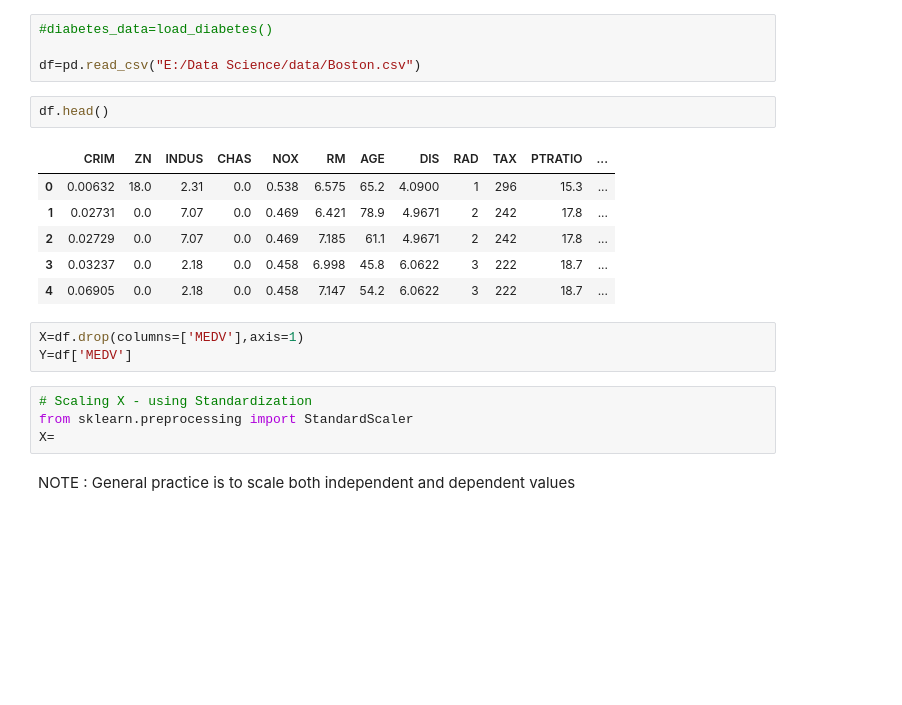
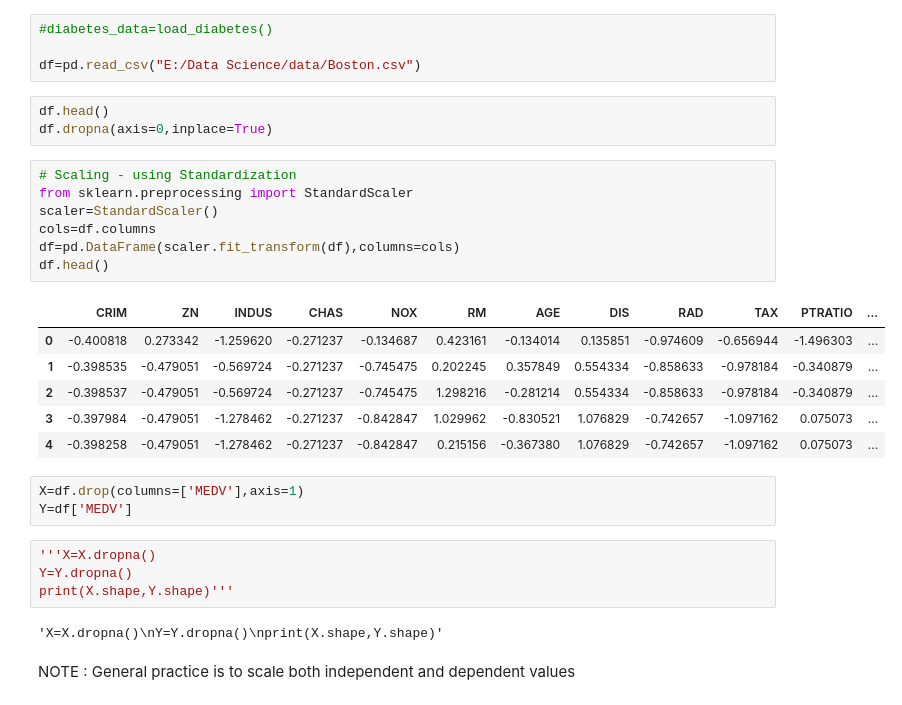
Before and after one commit to Bipin-Gouda/Data-Science, a Jupyter notebook: Statistics/Linear Regression practical.ipynb, the cells around one changed output. Cells and saved outputs as stored; diff of their text form; blank space fills up the shorter version.

```diff
--- a/Statistics/Linear Regression practical.ipynb
+++ b/Statistics/Linear Regression practical.ipynb
@@ -11,22 +11,32 @@ warnings.filterwarnings('ignore')
 #diabetes_data=load_diabetes()
 
 df=pd.read_csv("E:/Data Science/data/Boston.csv")
-# %%
-df.head()
-# %% [output]
-|  | CRIM | ZN | INDUS | CHAS | NOX | RM | AGE | DIS | RAD | TAX | PTRATIO | ... |
-| 0 | 0.00632 | 18.0 | 2.31 | 0.0 | 0.538 | 6.575 | 65.2 | 4.0900 | 1 | 296 | 15.3 | ... |
-| 1 | 0.02731 | 0.0 | 7.07 | 0.0 | 0.469 | 6.421 | 78.9 | 4.9671 | 2 | 242 | 17.8 | ... |
-| 2 | 0.02729 | 0.0 | 7.07 | 0.0 | 0.469 | 7.185 | 61.1 | 4.9671 | 2 | 242 | 17.8 | ... |
-| 3 | 0.03237 | 0.0 | 2.18 | 0.0 | 0.458 | 6.998 | 45.8 | 6.0622 | 3 | 222 | 18.7 | ... |
-| 4 | 0.06905 | 0.0 | 2.18 | 0.0 | 0.458 | 7.147 | 54.2 | 6.0622 | 3 | 222 | 18.7 | ... |
+# %%
+df.head()
+df.dropna(axis=0,inplace=True)
+# %%
+# Scaling - using Standardization
+from sklearn.preprocessing import StandardScaler
+scaler=StandardScaler()
+cols=df.columns
+df=pd.DataFrame(scaler.fit_transform(df),columns=cols)
+df.head()
+# %% [output]
+|  | CRIM | ZN | INDUS | CHAS | NOX | RM | AGE | DIS | RAD | TAX | PTRATIO | ... |
+| 0 | -0.400818 | 0.273342 | -1.259620 | -0.271237 | -0.134687 | 0.423161 | -0.134014 | 0.135851 | -0.974609 | -0.656944 | -1.496303 | ... |
+| 1 | -0.398535 | -0.479051 | -0.569724 | -0.271237 | -0.745475 | 0.202245 | 0.357849 | 0.554334 | -0.858633 | -0.978184 | -0.340879 | ... |
+| 2 | -0.398537 | -0.479051 | -0.569724 | -0.271237 | -0.745475 | 1.298216 | -0.281214 | 0.554334 | -0.858633 | -0.978184 | -0.340879 | ... |
+| 3 | -0.397984 | -0.479051 | -1.278462 | -0.271237 | -0.842847 | 1.029962 | -0.830521 | 1.076829 | -0.742657 | -1.097162 | 0.075073 | ... |
+| 4 | -0.398258 | -0.479051 | -1.278462 | -0.271237 | -0.842847 | 0.215156 | -0.367380 | 1.076829 | -0.742657 | -1.097162 | 0.075073 | ... |
 # %%
 X=df.drop(columns=['MEDV'],axis=1)
 Y=df['MEDV']
-# %%
-# Scaling X - using Standardization
-from sklearn.preprocessing import StandardScaler
-X=
+# %%
+'''X=X.dropna()
+Y=Y.dropna()
+print(X.shape,Y.shape)'''
+# %% [output]
+'X=X.dropna()\nY=Y.dropna()\nprint(X.shape,Y.shape)'
 # %% [markdown]
 NOTE : General practice is to scale both independent and dependent values
 # %%
```
Also changed, not shown: parts of 28 cells of this notebook, 4 other files.
